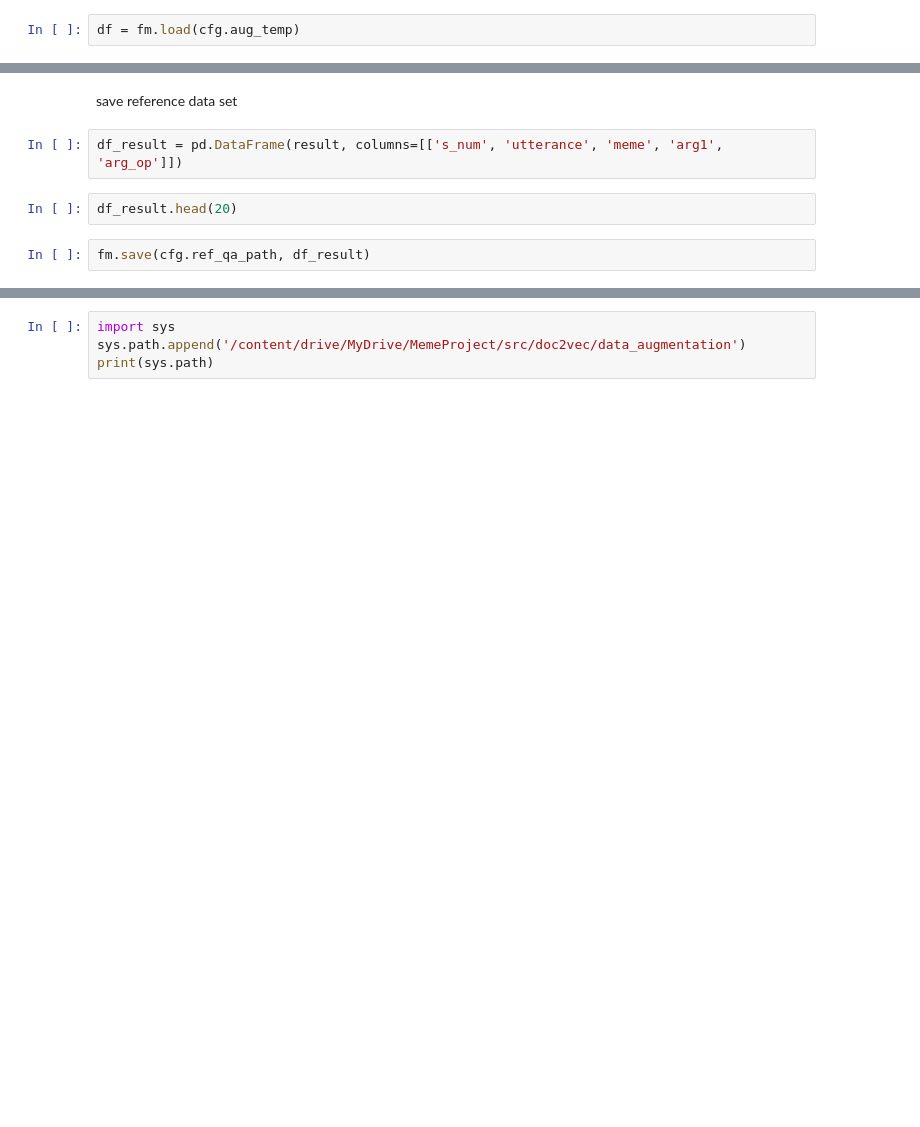
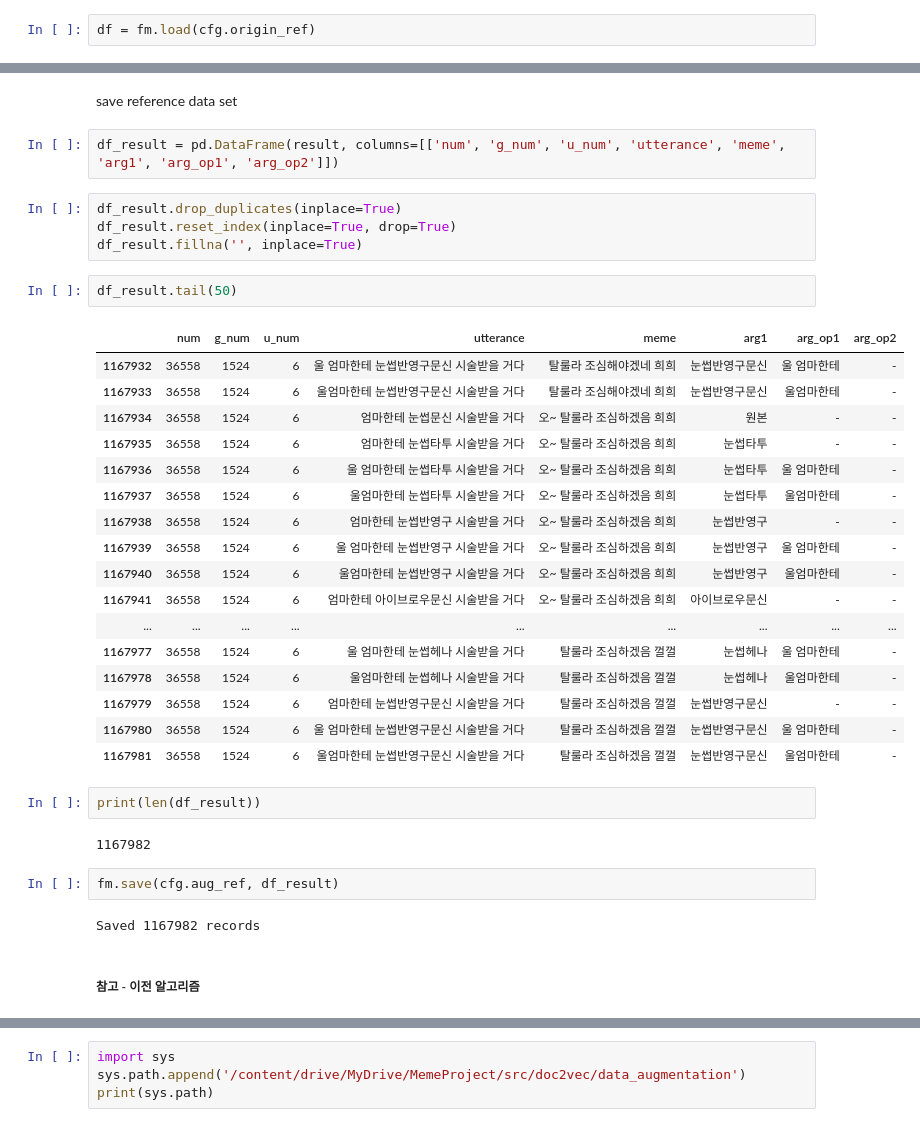
Before and after one commit to textnetkr/MemeProject, a Jupyter notebook: src/doc2vec/data_augmentation/augmentation.ipynb, the cells around one changed output, grey strips where cells are left out. Saved outputs shown, nothing was run; the diff lists cells and outputs as text; blank space fills up the shorter version.

```diff
--- a/src/doc2vec/data_augmentation/augmentation.ipynb
+++ b/src/doc2vec/data_augmentation/augmentation.ipynb
@@ -169,6 +166,6 @@ import config as cfg
 import pandas as pd
 from pshmodule.utils import filemanager as fm
 # %%
-df = fm.load(cfg.aug_temp)
+df = fm.load(cfg.origin_ref)
 # %% [output]
 extension : .pickle
@@ -254,8 +256,38 @@ print(len(result))
 # %% [markdown]
 save reference data set
 # %%
-df_result = pd.DataFrame(result, columns=[['s_num', 'utterance', 'meme', 'arg1', 'arg_op']])
+df_result = pd.DataFrame(result, columns=[['num', 'g_num', 'u_num', 'utterance', 'meme', 'arg1', 'arg_op1', 'arg_op2']])
-# %%
-df_result.head(20)
+# %%
+df_result.drop_duplicates(inplace=True)
+df_result.reset_index(inplace=True, drop=True)
+df_result.fillna('', inplace=True)
+# %%
+df_result.tail(50)
+# %% [output]
+|  | num | g_num | u_num | utterance | meme | arg1 | arg_op1 | arg_op2 |
+| 1167932 | 36558 | 1524 | 6 | 울 엄마한테 눈썹반영구문신 시술받을 거다 | 탈룰라 조심해야겠네 희희 | 눈썹반영구문신 | 울 엄마한테 | - |
+| 1167933 | 36558 | 1524 | 6 | 울엄마한테 눈썹반영구문신 시술받을 거다 | 탈룰라 조심해야겠네 희희 | 눈썹반영구문신 | 울엄마한테 | - |
+| 1167934 | 36558 | 1524 | 6 | 엄마한테 눈썹문신 시술받을 거다 | 오~ 탈룰라 조심하겠음 희희 | 원본 | - | - |
+| 1167935 | 36558 | 1524 | 6 | 엄마한테 눈썹타투 시술받을 거다 | 오~ 탈룰라 조심하겠음 희희 | 눈썹타투 | - | - |
+| 1167936 | 36558 | 1524 | 6 | 울 엄마한테 눈썹타투 시술받을 거다 | 오~ 탈룰라 조심하겠음 희희 | 눈썹타투 | 울 엄마한테 | - |
+| 1167937 | 36558 | 1524 | 6 | 울엄마한테 눈썹타투 시술받을 거다 | 오~ 탈룰라 조심하겠음 희희 | 눈썹타투 | 울엄마한테 | - |
+| 1167938 | 36558 | 1524 | 6 | 엄마한테 눈썹반영구 시술받을 거다 | 오~ 탈룰라 조심하겠음 희희 | 눈썹반영구 | - | - |
+| 1167939 | 36558 | 1524 | 6 | 울 엄마한테 눈썹반영구 시술받을 거다 | 오~ 탈룰라 조심하겠음 희희 | 눈썹반영구 | 울 엄마한테 | - |
+| 1167940 | 36558 | 1524 | 6 | 울엄마한테 눈썹반영구 시술받을 거다 | 오~ 탈룰라 조심하겠음 희희 | 눈썹반영구 | 울엄마한테 | - |
+| 1167941 | 36558 | 1524 | 6 | 엄마한테 아이브로우문신 시술받을 거다 | 오~ 탈룰라 조심하겠음 희희 | 아이브로우문신 | - | - |
+| ... | ... | ... | ... | ... | ... | ... | ... | ... |
+| 1167977 | 36558 | 1524 | 6 | 울 엄마한테 눈썹헤나 시술받을 거다 | 탈룰라 조심하겠음 껄껄 | 눈썹헤나 | 울 엄마한테 | - |
+| 1167978 | 36558 | 1524 | 6 | 울엄마한테 눈썹헤나 시술받을 거다 | 탈룰라 조심하겠음 껄껄 | 눈썹헤나 | 울엄마한테 | - |
+| 1167979 | 36558 | 1524 | 6 | 엄마한테 눈썹반영구문신 시술받을 거다 | 탈룰라 조심하겠음 껄껄 | 눈썹반영구문신 | - | - |
+| 1167980 | 36558 | 1524 | 6 | 울 엄마한테 눈썹반영구문신 시술받을 거다 | 탈룰라 조심하겠음 껄껄 | 눈썹반영구문신 | 울 엄마한테 | - |
+| 1167981 | 36558 | 1524 | 6 | 울엄마한테 눈썹반영구문신 시술받을 거다 | 탈룰라 조심하겠음 껄껄 | 눈썹반영구문신 | 울엄마한테 | - |
+# %%
+print(len(df_result))
+# %% [output]
+1167982
 # %%
-fm.save(cfg.ref_qa_path, df_result)
+fm.save(cfg.aug_ref, df_result)
+# %% [output]
+Saved 1167982 records
+# %% [markdown]
+##### 참고 - 이전 알고리즘
```
Also changed, not shown: parts of 31 cells of this notebook.
